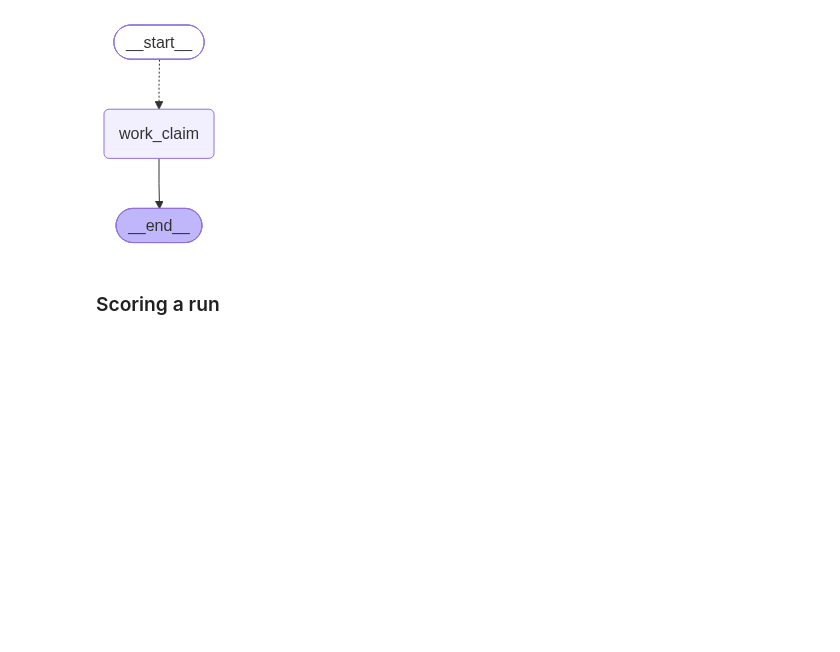
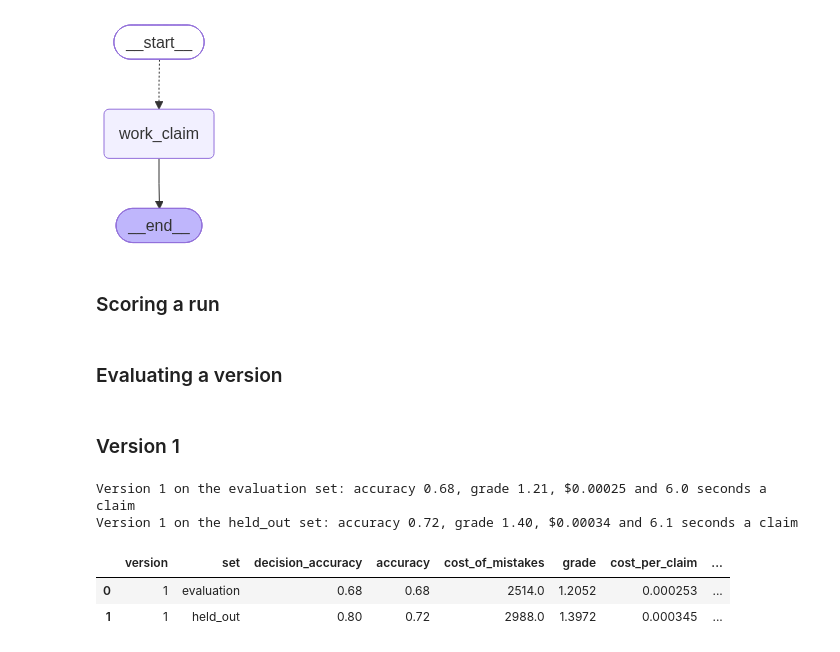
Before and after one commit to MWPerrineJr/undercover, a Jupyter notebook: labs/UndercoverProject/week2/5-SelfImprovment.ipynb, the cells around one changed output. Saved outputs shown, nothing was run; the diff lists cells and outputs as text; code cells hidden in the pictures; blank space fills up the shorter version.

```diff
--- a/labs/UndercoverProject/week2/5-SelfImprovment.ipynb
+++ b/labs/UndercoverProject/week2/5-SelfImprovment.ipynb
@@ -351,0 +382,2 @@ def mistake_cost(answer, expected): # Calculate the cost of a mistake
+# %% [markdown]
+### Evaluating a version
@@ -351,0 +404,13 @@ def mistake_cost(answer, expected): # Calculate the cost of a mistake
+# %% [markdown]
+### Version 1
+# %%
+evaluate(versions[0], 'evaluation')
+evaluate(versions[0], 'held_out')
+
+pd.DataFrame(scoreboard)
+# %% [output]
+Version 1 on the evaluation set: accuracy 0.68, grade 1.21, $0.00025 and 6.0 seconds a claim
+Version 1 on the held_out set: accuracy 0.72, grade 1.40, $0.00034 and 6.1 seconds a claim
+|  | version | set | decision_accuracy | accuracy | cost_of_mistakes | grade | cost_per_claim | ... |
+| 0 | 1 | evaluation | 0.68 | 0.68 | 2514.0 | 1.2052 | 0.000253 | ... |
+| 1 | 1 | held_out | 0.80 | 0.72 | 2988.0 | 1.3972 | 0.000345 | ... |
```
Also changed, not shown: parts of 10 cells of this notebook.
